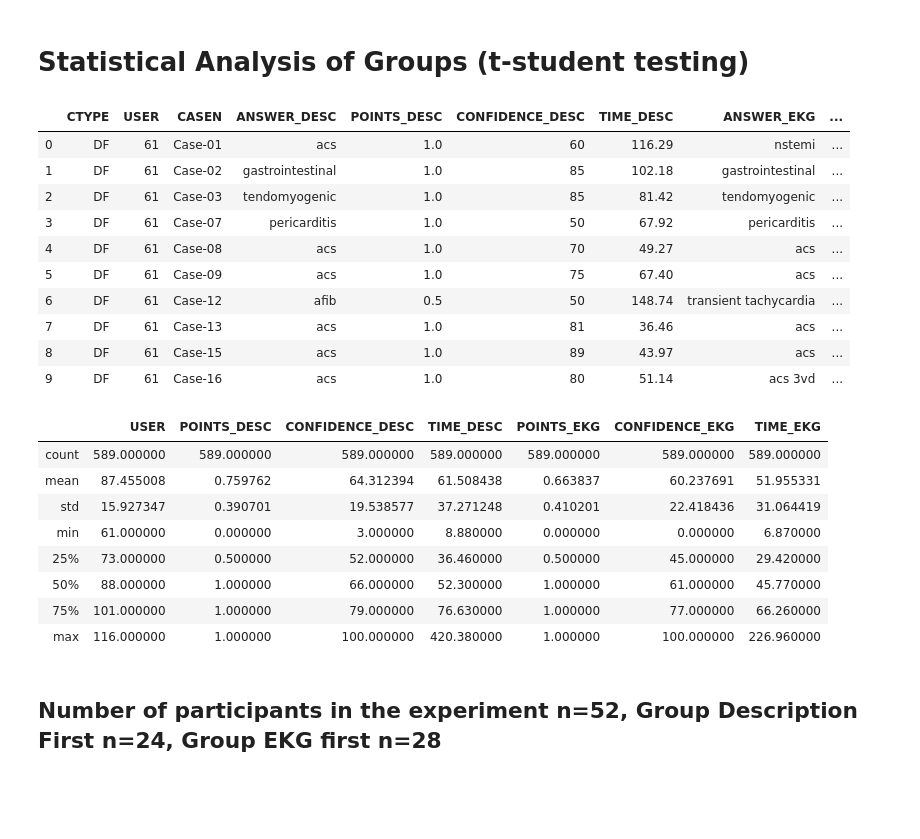
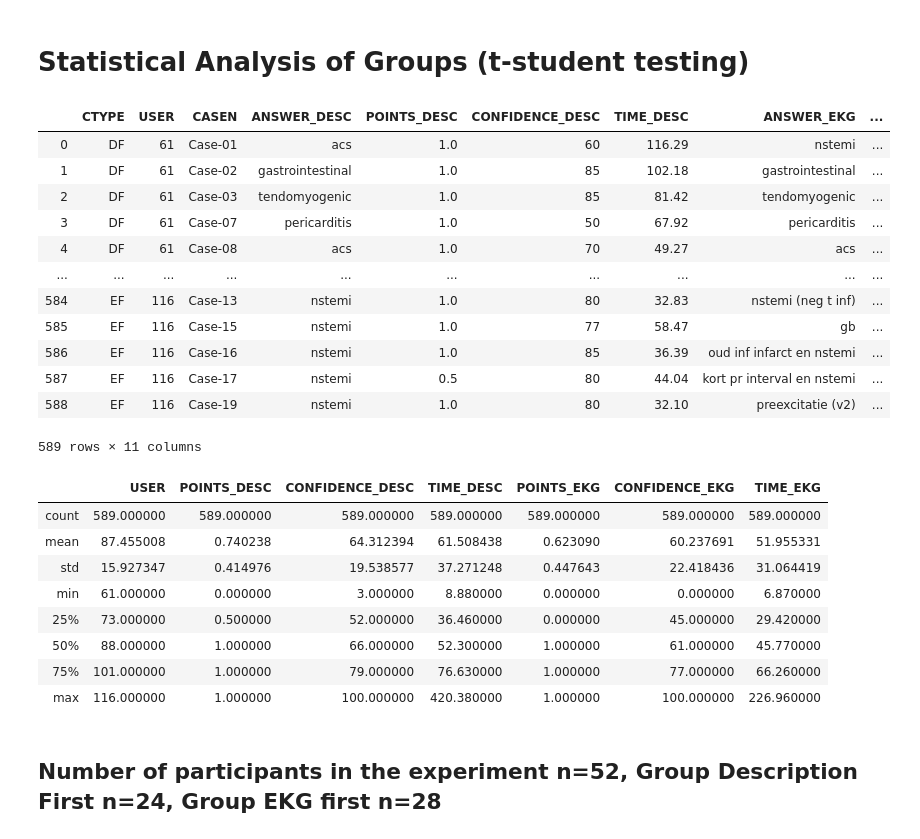
Before and after one commit to harena-lab/harena-analytics, a Jupyter notebook: notebooks/nl-experiment/nl-experiment-statistical-analysis.ipynb, the cells around one changed output. Saved outputs shown, nothing was run; the diff lists cells and outputs as text; code cells hidden in the pictures; blank space fills up the shorter version.

Commit message:
statistical analysis revised

```diff
--- a/notebooks/nl-experiment/nl-experiment-statistical-analysis.ipynb
+++ b/notebooks/nl-experiment/nl-experiment-statistical-analysis.ipynb
@@ -10,31 +10,33 @@ from scipy.stats.contingency import expected_freq
 from sklearn.linear_model import LinearRegression
 import matplotlib.pyplot as plt
 # %%
-data_path = "../../resources/nl-experiment1/transformed-data/nl-experiment-01.csv"
+data_path = "../../resources/nl-experiment1/transformed-data/nl-experiment-01-revised.csv"
 nl_data = pd.read_csv(data_path)
 # %%
-nl_data.head(10)
+nl_data
 # %% [output]
 |  | CTYPE | USER | CASEN | ANSWER_DESC | POINTS_DESC | CONFIDENCE_DESC | TIME_DESC | ANSWER_EKG | ... |
 | 0 | DF | 61 | Case-01 | acs | 1.0 | 60 | 116.29 | nstemi | ... |
 | 1 | DF | 61 | Case-02 | gastrointestinal | 1.0 | 85 | 102.18 | gastrointestinal | ... |
 | 2 | DF | 61 | Case-03 | tendomyogenic | 1.0 | 85 | 81.42 | tendomyogenic | ... |
 | 3 | DF | 61 | Case-07 | pericarditis | 1.0 | 50 | 67.92 | pericarditis | ... |
 | 4 | DF | 61 | Case-08 | acs | 1.0 | 70 | 49.27 | acs | ... |
-| 5 | DF | 61 | Case-09 | acs | 1.0 | 75 | 67.40 | acs | ... |
-| 6 | DF | 61 | Case-12 | afib | 0.5 | 50 | 148.74 | transient tachycardia | ... |
-| 7 | DF | 61 | Case-13 | acs | 1.0 | 81 | 36.46 | acs | ... |
-| 8 | DF | 61 | Case-15 | acs | 1.0 | 89 | 43.97 | acs | ... |
-| 9 | DF | 61 | Case-16 | acs | 1.0 | 80 | 51.14 | acs 3vd | ... |
+| ... | ... | ... | ... | ... | ... | ... | ... | ... | ... |
+| 584 | EF | 116 | Case-13 | nstemi | 1.0 | 80 | 32.83 | nstemi (neg t inf) | ... |
+| 585 | EF | 116 | Case-15 | nstemi | 1.0 | 77 | 58.47 | gb | ... |
+| 586 | EF | 116 | Case-16 | nstemi | 1.0 | 85 | 36.39 | oud inf infarct en nstemi | ... |
+| 587 | EF | 116 | Case-17 | nstemi | 0.5 | 80 | 44.04 | kort pr interval en nstemi | ... |
+| 588 | EF | 116 | Case-19 | nstemi | 1.0 | 80 | 32.10 | preexcitatie (v2) | ... |
+589 rows × 11 columns
 # %%
 nl_data.describe()
 # %% [output]
 |  | USER | POINTS_DESC | CONFIDENCE_DESC | TIME_DESC | POINTS_EKG | CONFIDENCE_EKG | TIME_EKG |
 | count | 589.000000 | 589.000000 | 589.000000 | 589.000000 | 589.000000 | 589.000000 | 589.000000 |
-| mean | 87.455008 | 0.759762 | 64.312394 | 61.508438 | 0.663837 | 60.237691 | 51.955331 |
-| std | 15.927347 | 0.390701 | 19.538577 | 37.271248 | 0.410201 | 22.418436 | 31.064419 |
+| mean | 87.455008 | 0.740238 | 64.312394 | 61.508438 | 0.623090 | 60.237691 | 51.955331 |
+| std | 15.927347 | 0.414976 | 19.538577 | 37.271248 | 0.447643 | 22.418436 | 31.064419 |
 | min | 61.000000 | 0.000000 | 3.000000 | 8.880000 | 0.000000 | 0.000000 | 6.870000 |
-| 25% | 73.000000 | 0.500000 | 52.000000 | 36.460000 | 0.500000 | 45.000000 | 29.420000 |
+| 25% | 73.000000 | 0.500000 | 52.000000 | 36.460000 | 0.000000 | 45.000000 | 29.420000 |
 | 50% | 88.000000 | 1.000000 | 66.000000 | 52.300000 | 1.000000 | 61.000000 | 45.770000 |
 | 75% | 101.000000 | 1.000000 | 79.000000 | 76.630000 | 1.000000 | 77.000000 | 66.260000 |
 | max | 116.000000 | 1.000000 | 100.000000 | 420.380000 | 1.000000 | 100.000000 | 226.960000 |
```
Also changed, not shown: parts of 7 cells of this notebook, 1 other file.
